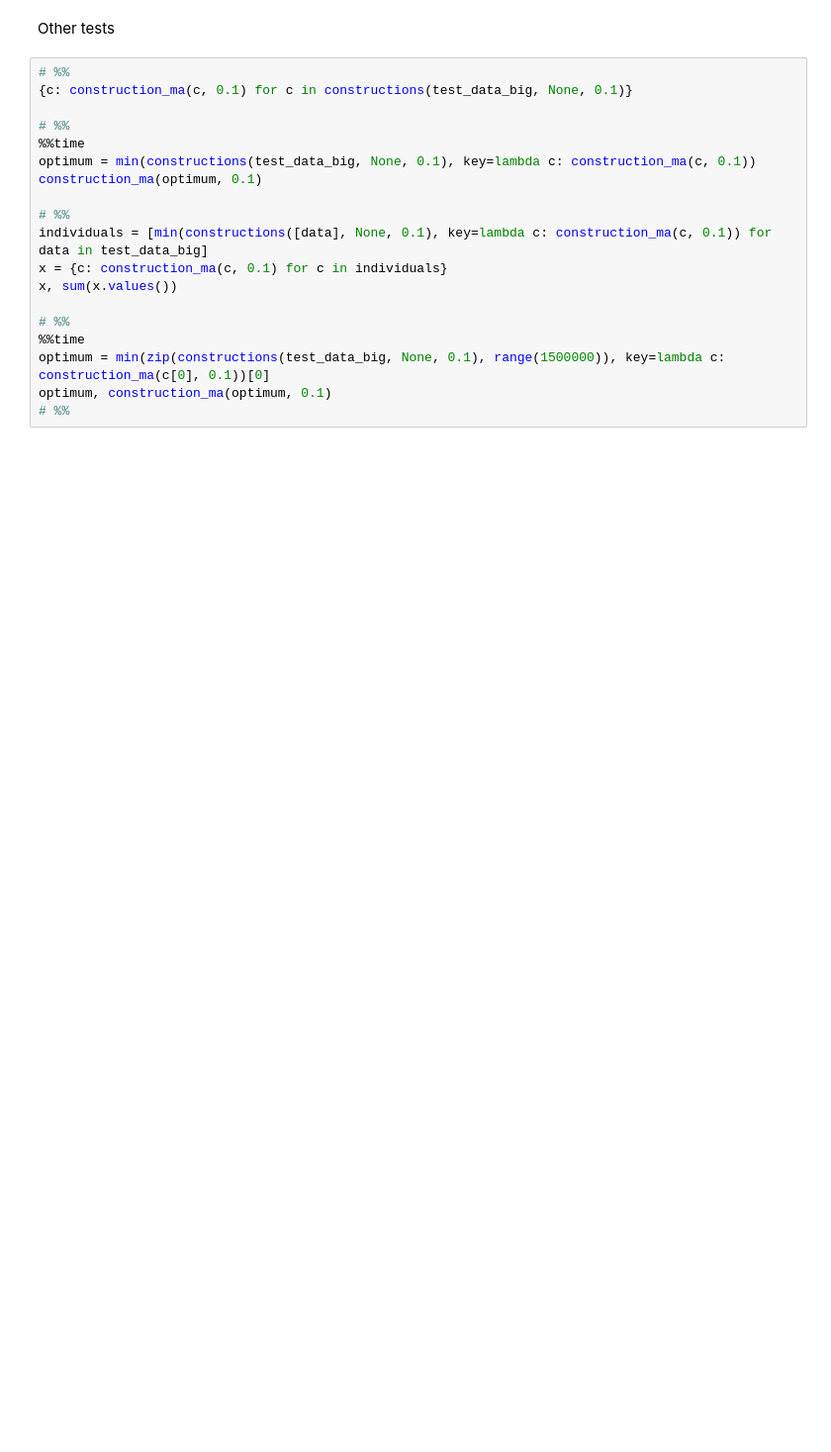
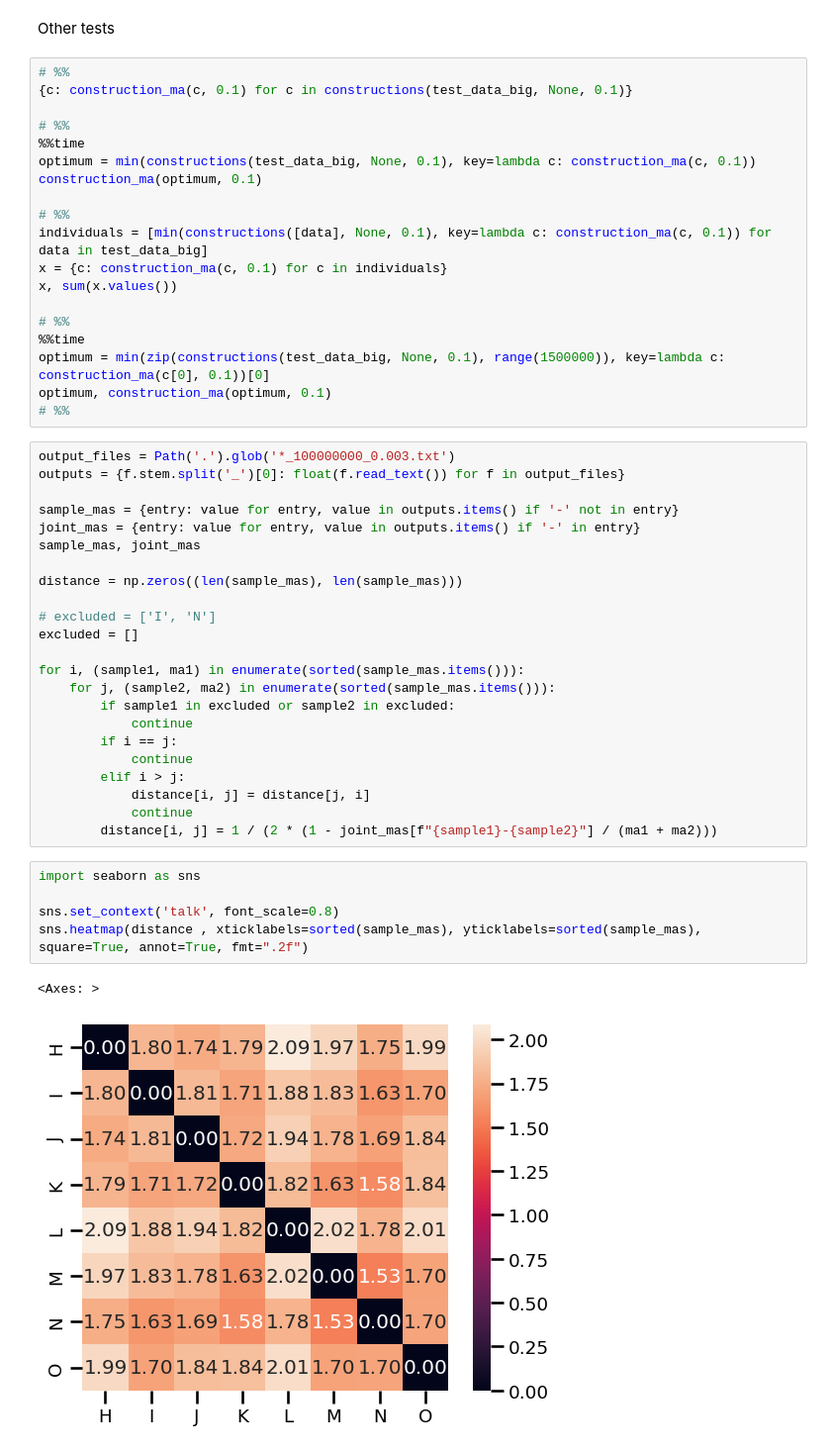
Before and after one commit to hessammehr/recursiveMA, a Jupyter notebook: playground.ipynb, the cells around one changed output. Shown: that part at 99% size. Drawn from its saved outputs; the diff is of its cells as text; blank space fills up the shorter version.

```diff
--- a/playground.ipynb
+++ b/playground.ipynb
@@ -70,3 +251,34 @@ x, sum(x.values())
 optimum = min(zip(constructions(test_data_big, None, 0.1), range(1500000)), key=lambda c: construction_ma(c[0], 0.1))[0]
 optimum, construction_ma(optimum, 0.1)
 # %%
+# %%
+output_files = Path('.').glob('*_100000000_0.003.txt')
+outputs = {f.stem.split('_')[0]: float(f.read_text()) for f in output_files}
+
+sample_mas = {entry: value for entry, value in outputs.items() if '-' not in entry}
+joint_mas = {entry: value for entry, value in outputs.items() if '-' in entry}
+sample_mas, joint_mas
+
+distance = np.zeros((len(sample_mas), len(sample_mas)))
+
+# excluded = ['I', 'N']
+excluded = []
+
+for i, (sample1, ma1) in enumerate(sorted(sample_mas.items())):
+    for j, (sample2, ma2) in enumerate(sorted(sample_mas.items())):
+        if sample1 in excluded or sample2 in excluded:
+            continue
+        if i == j:
+            continue
+        elif i > j:
+            distance[i, j] = distance[j, i]
+            continue
+        distance[i, j] = 1 / (2 * (1 - joint_mas[f"{sample1}-{sample2}"] / (ma1 + ma2)))
+# %%
+import seaborn as sns
+
+sns.set_context('talk', font_scale=0.8)
+sns.heatmap(distance , xticklabels=sorted(sample_mas), yticklabels=sorted(sample_mas), square=True, annot=True, fmt=".2f")
+# %% [output]
+<Axes: >
+[figure, added]
```
Also changed, not shown: parts of 19 cells of this notebook, 2 other files.
